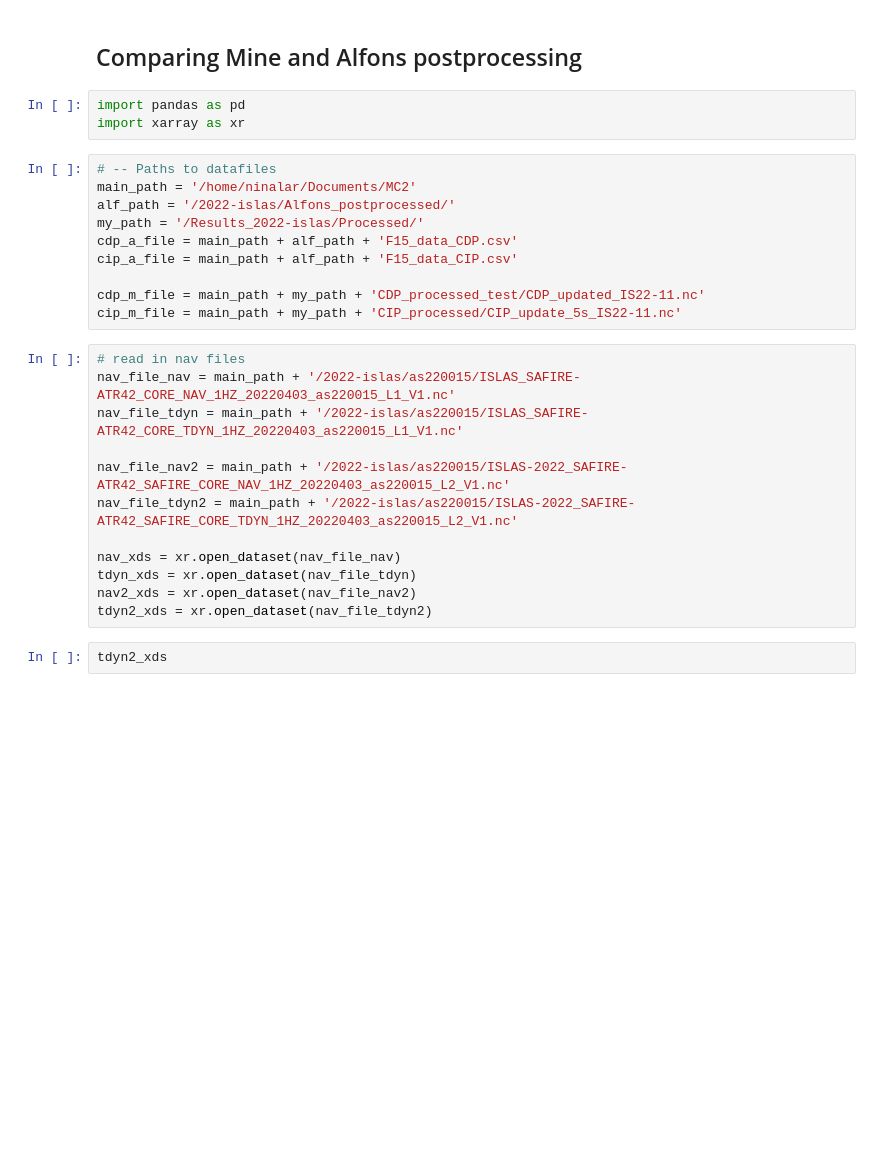
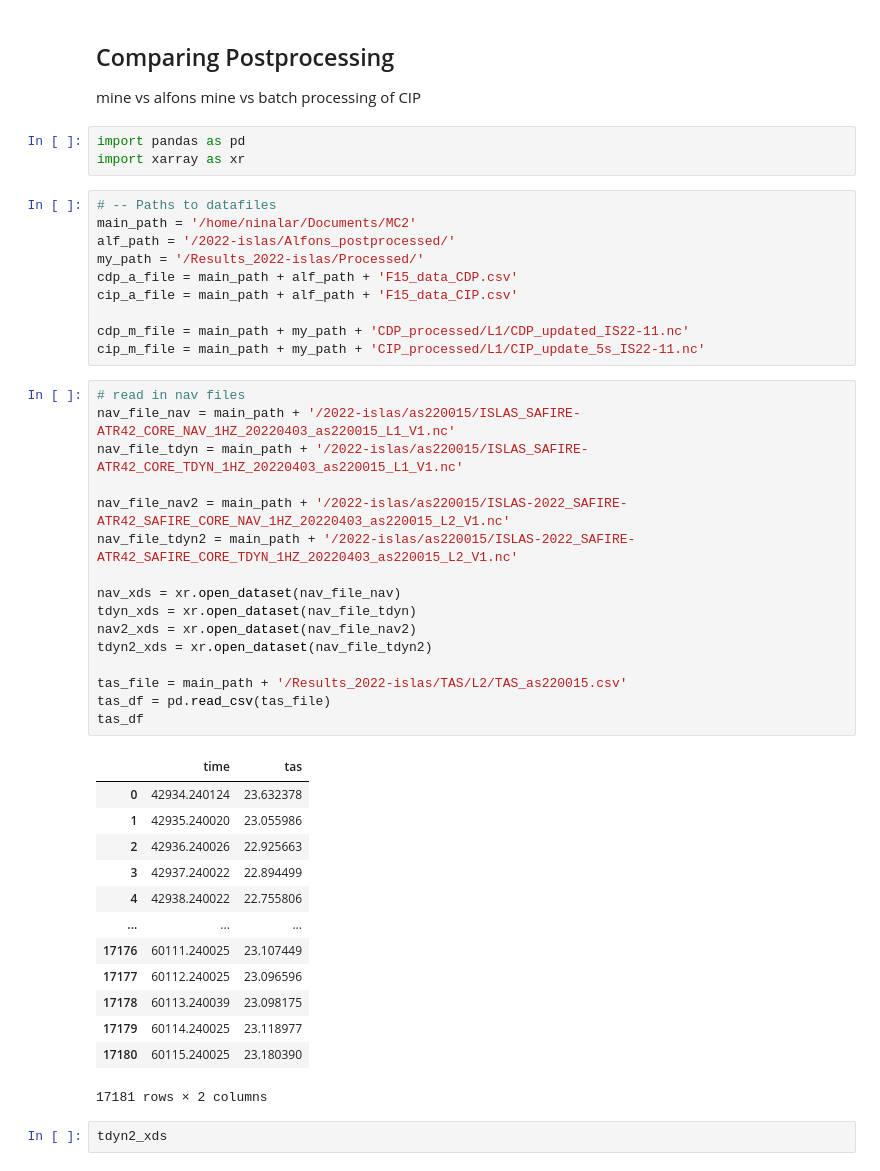
Before and after one commit to niellaNina/procIslasMicrophy, a Jupyter notebook: Compare_postprocessing.ipynb, the cells around one changed output. Saved outputs shown, nothing was run; the diff lists cells and outputs as text; blank space fills up the shorter version.

```diff
--- a/Compare_postprocessing.ipynb
+++ b/Compare_postprocessing.ipynb
@@ -1,5 +1,8 @@
 # %% [markdown]
-## Comparing Mine and Alfons postprocessing
+## Comparing Postprocessing
+
+mine vs alfons
+mine vs batch processing of CIP
 # %%
 import pandas as pd
 import xarray as xr
@@ -11,20 +14,38 @@ my_path = '/Results_2022-islas/Processed/'
 cdp_a_file = main_path + alf_path + 'F15_data_CDP.csv'
 cip_a_file = main_path + alf_path + 'F15_data_CIP.csv'
 
-cdp_m_file = main_path + my_path + 'CDP_processed_test/CDP_updated_IS22-11.nc'
-cip_m_file = main_path + my_path + 'CIP_processed/CIP_update_5s_IS22-11.nc'
+cdp_m_file = main_path + my_path + 'CDP_processed/L1/CDP_updated_IS22-11.nc'
+cip_m_file = main_path + my_path + 'CIP_processed/L1/CIP_update_5s_IS22-11.nc'
 # %%
 # read in nav files
 nav_file_nav = main_path + '/2022-islas/as220015/ISLAS_SAFIRE-ATR42_CORE_NAV_1HZ_20220403_as220015_L1_V1.nc'
 nav_file_tdyn = main_path + '/2022-islas/as220015/ISLAS_SAFIRE-ATR42_CORE_TDYN_1HZ_20220403_as220015_L1_V1.nc'
 
 nav_file_nav2 = main_path + '/2022-islas/as220015/ISLAS-2022_SAFIRE-ATR42_SAFIRE_CORE_NAV_1HZ_20220403_as220015_L2_V1.nc'
 nav_file_tdyn2 = main_path + '/2022-islas/as220015/ISLAS-2022_SAFIRE-ATR42_SAFIRE_CORE_TDYN_1HZ_20220403_as220015_L2_V1.nc'
 
 nav_xds = xr.open_dataset(nav_file_nav)
 tdyn_xds = xr.open_dataset(nav_file_tdyn)
 nav2_xds = xr.open_dataset(nav_file_nav2)
 tdyn2_xds = xr.open_dataset(nav_file_tdyn2)
+
+tas_file = main_path + '/Results_2022-islas/TAS/L2/TAS_as220015.csv'
+tas_df = pd.read_csv(tas_file)
+tas_df
+# %% [output]
+|  | time | tas |
+| 0 | 42934.240124 | 23.632378 |
+| 1 | 42935.240020 | 23.055986 |
+| 2 | 42936.240026 | 22.925663 |
+| 3 | 42937.240022 | 22.894499 |
+| 4 | 42938.240022 | 22.755806 |
+| ... | ... | ... |
+| 17176 | 60111.240025 | 23.107449 |
+| 17177 | 60112.240025 | 23.096596 |
+| 17178 | 60113.240039 | 23.098175 |
+| 17179 | 60114.240025 | 23.118977 |
+| 17180 | 60115.240025 | 23.180390 |
+17181 rows × 2 columns
 # %%
 tdyn2_xds
 # %% [output]
```
Also changed, not shown: parts of 20 cells of this notebook, 5 other files.
